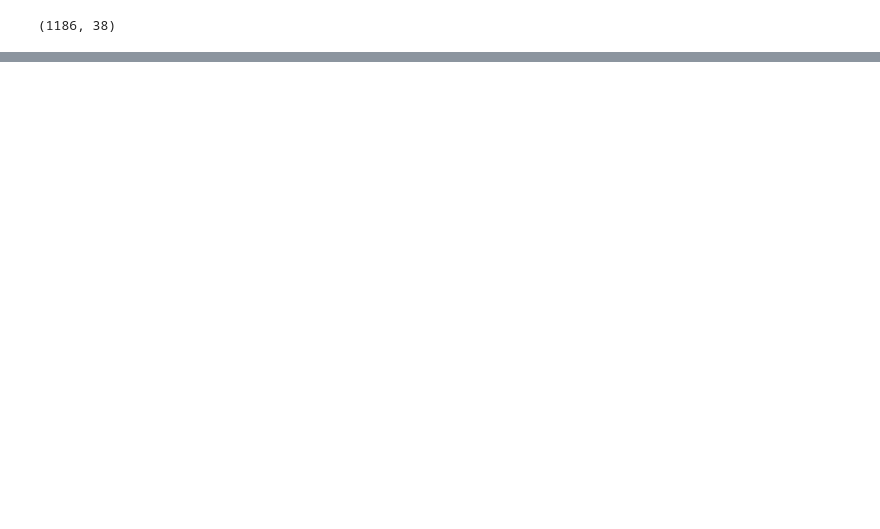
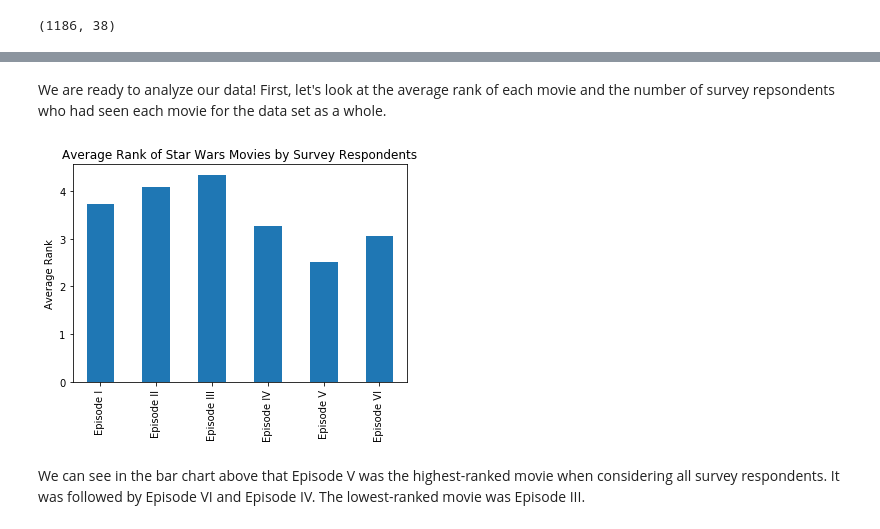
Before and after one commit to cfrisby/DataQuest_Projects, a Jupyter notebook: Star Wars Survey/StarWars_Survey.ipynb, the cells around one changed output, grey strips where cells are left out. Saved outputs shown, nothing was run; the diff lists cells and outputs as text; code cells hidden in the pictures; blank space fills up the shorter version.

Commit message:
Cleaned survey data and added analysis of movie rankings/views

```diff
--- a/Star Wars Survey/StarWars_Survey.ipynb
+++ b/Star Wars Survey/StarWars_Survey.ipynb
@@ -94,0 +146,6 @@ dtype: int64
+# %%
+movie_columns = ['seen_1', 'seen_2', 'seen_3', 'seen_4', 'seen_5', 'seen_6']
+
+for col in movie_columns:
+    star_wars.loc[star_wars[col].notnull(), col] = True
+    star_wars.loc[star_wars[col].isnull(), col] = False
@@ -94,0 +160,9 @@ dtype: int64
+# %%
+star_wars[star_wars.columns[9:15]] = star_wars[star_wars.columns[9:15]].astype(float)
+# %%
+star_wars.rename(columns = {"Please rank the Star Wars films in order of preference with 1 being your favorite film in the franchise and 6 being your least favorite film.":"ranking_1",
+                            "Unnamed: 10":"ranking_2", "Unnamed: 11":"ranking_3", "Unnamed: 12":"ranking_4",
+                            "Unnamed: 13":"ranking_5", "Unnamed: 14":"ranking_6"},
+                             inplace=True)
+# %% [markdown]
+We are ready to analyze our data! First, let's look at the average rank of each movie and the number of survey repsondents who had seen each movie for the data set as a whole.
@@ -94,0 +172,14 @@ dtype: int64
+# %%
+rank_means = star_wars.iloc[:, 9:15].mean()
+# %%
+movie_names = ('Episode I', 'Episode II', 'Episode III', 'Episode IV', 'Episode V', 'Episode VI')
+
+rank_means.plot(kind='bar')
+plt.xticks(np.arange(6), movie_names)
+plt.ylabel("Average Rank")
+plt.title("Average Rank of Star Wars Movies by Survey Respondents")
+plt.show()
+# %% [output]
+[figure, added]
+# %% [markdown]
+We can see in the bar chart above that Episode V was the highest-ranked movie when considering all survey respondents. It was followed by Episode VI and Episode IV. The lowest-ranked movie was Episode III.
```
Also changed, not shown: parts of 32 cells of this notebook.
